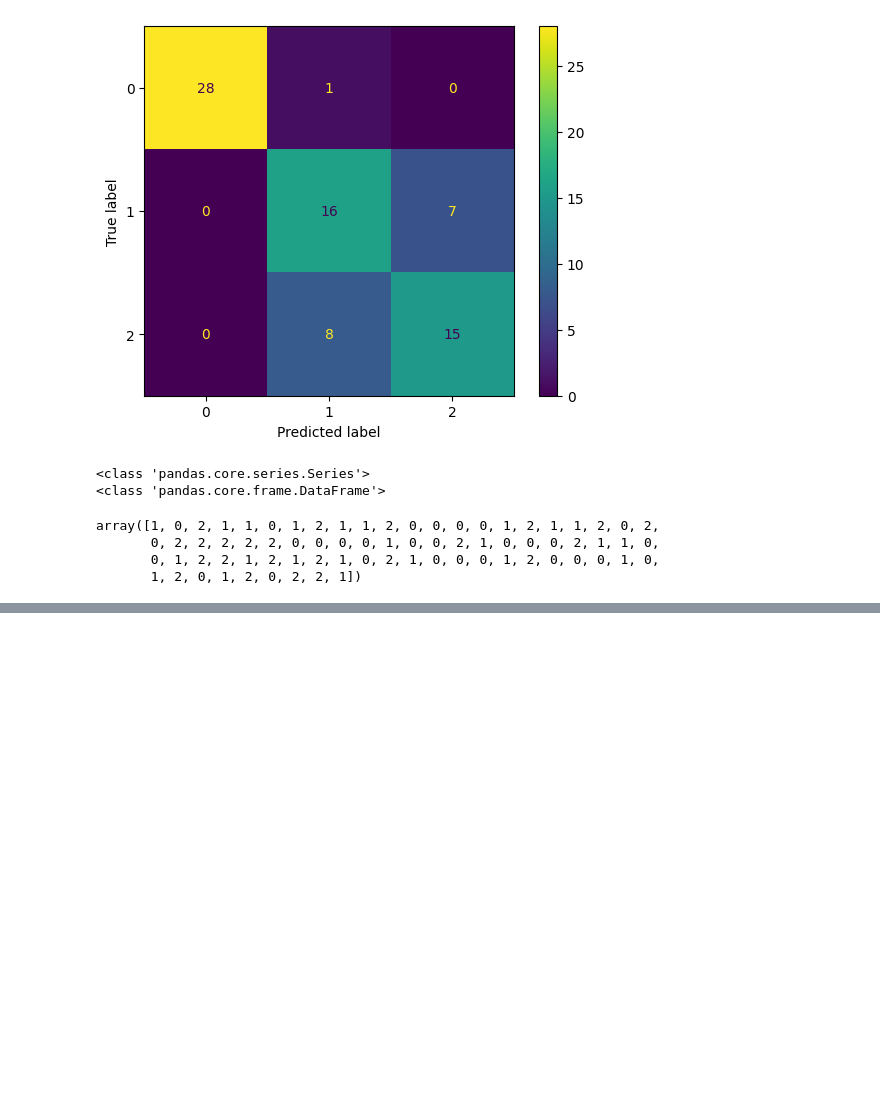
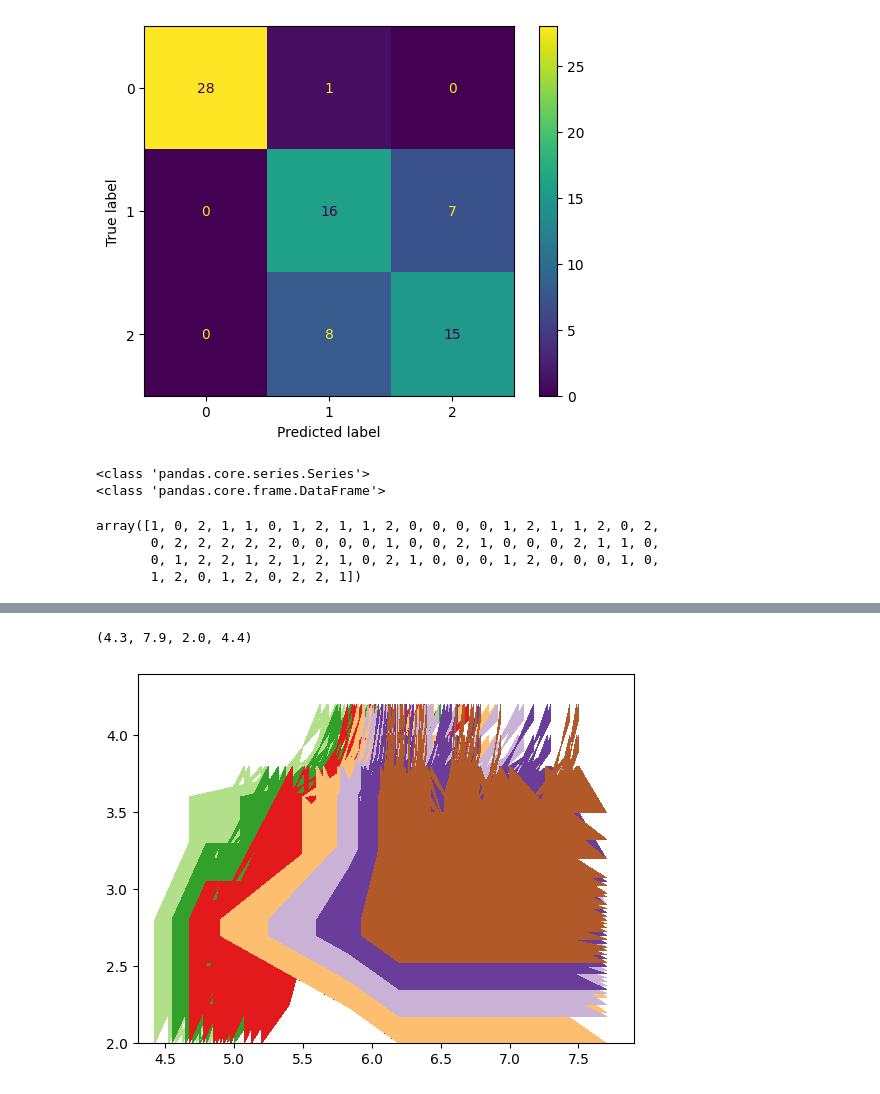
Before and after one commit to andreasmk/Iris-Classification, a Jupyter notebook: iris.ipynb, the cells around one changed output, grey strips where cells are left out. Drawn from its saved outputs; the diff is of its cells as text; code cells hidden in the pictures; blank space fills up the shorter version.

```diff
--- a/iris.ipynb
+++ b/iris.ipynb
@@ -248,0 +268,14 @@ for i in range(len(y_data)):
+# %%
+xx, yy = np.meshgrid(X["sepal length (cm)"], X["sepal width (cm)"])
+# Z = y_pred.reshape(xx.shape)
+# cs = plt.contourf(xx, yy, Z, cmap=plt.cm.Paired)
+# plt.axis('tight')
+
+# Z = clf.predict(np.c_[xx.ravel(), yy.ravel()])
+# # Put the result into a color plot
+# Z = Z.reshape(xx.shape)
+# cs = plt.contourf(xx, yy, Z, cmap=plt.cm.Paired)
+# plt.axis('tight')
+# %% [output]
+(4.3, 7.9, 2.0, 4.4)
+[figure, added]
```
Also changed, not shown: parts of 4 cells of this notebook.
